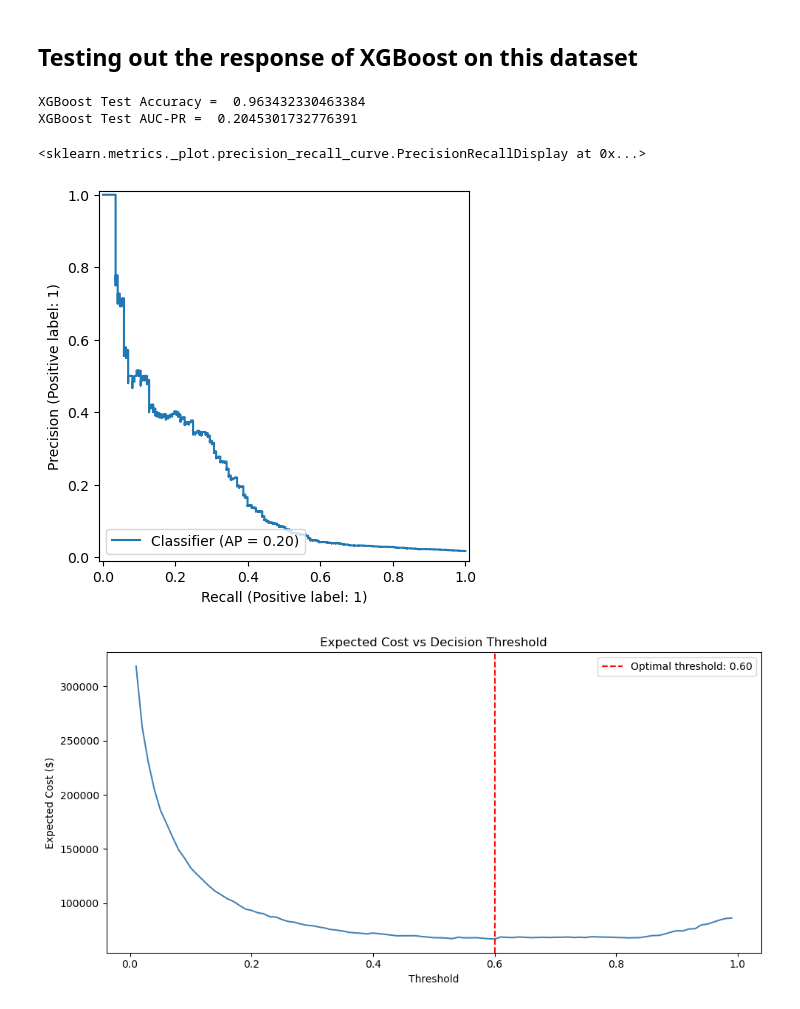
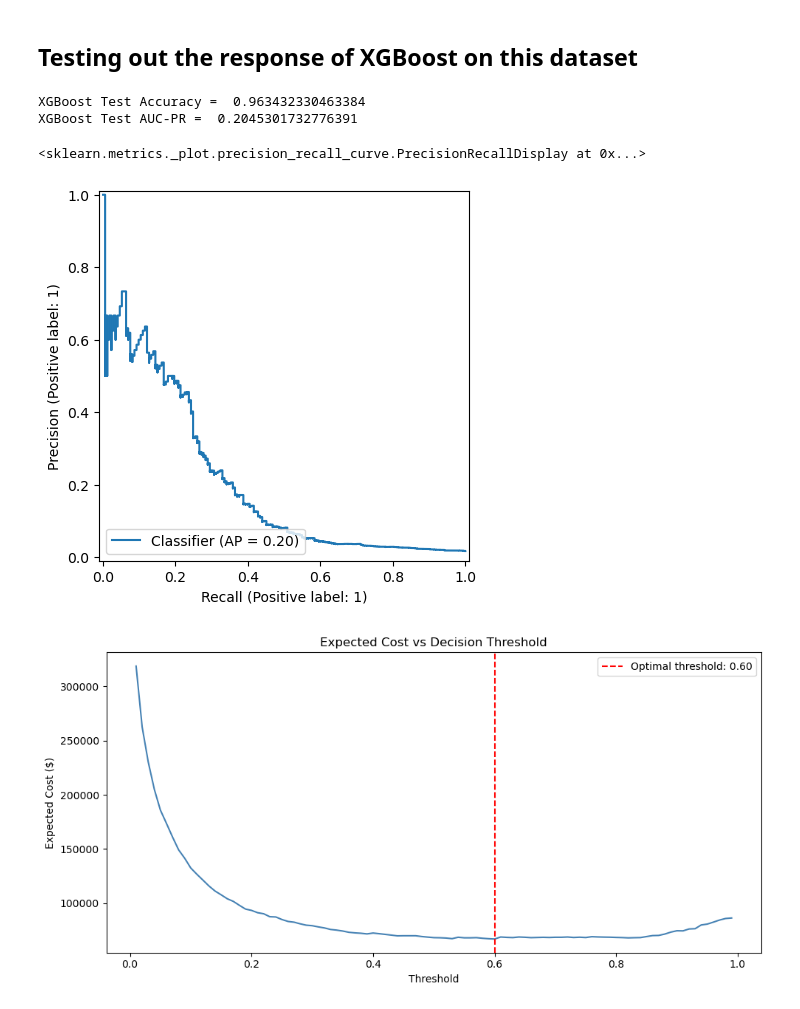
Before and after one commit to saiabhiram98/Credit_Card_Approval_Prediction, a Jupyter notebook: Credit_Card_Approval_Prediction_Updated.ipynb, the cells around one changed output. Saved outputs shown, nothing was run; the diff lists cells and outputs as text; code cells hidden in the pictures.

```diff
--- a/Credit_Card_Approval_Prediction_Updated.ipynb
+++ b/Credit_Card_Approval_Prediction_Updated.ipynb
@@ -30,9 +32,9 @@ import shap
 # %cp credit_record.csv /content/credit_record.csv
 # %cd /content/
 # %%
-appl_df = pd.read_csv("application_record.csv")
+appl_df = pd.read_csv("data/application_record.csv")
 
-credit_df = pd.read_csv("credit_record.csv")
+credit_df = pd.read_csv("data/credit_record.csv")
 # %%
 # Printing the sample of the Application data
 
@@ -891,20 +893,20 @@ PR-AUC: 0.1446
 # %%
 xgb_model = xgb.XGBClassifier(scale_pos_weight=scale_pos_weight, random_state=15, eval_metric = 'aucpr')
 xgb_model.fit(X_scaled, y_train)
 
 y_pred_xgb = xgb_model.predict(X_test_scaled)
 print("XGBoost Test Accuracy = " , accuracy_score(y_test, y_pred_xgb))
 
 y_pred_proba_xgb = xgb_model.predict_proba(X_test_scaled)[:, 1]
 pr_auc_score_xgb = average_precision_score(y_test, y_pred_proba_xgb)
 print("XGBoost Test AUC-PR = ", pr_auc_score_xgb)
 
-PrecisionRecallDisplay.from_predictions(y_test, y_predict_proba_xgb)
+PrecisionRecallDisplay.from_predictions(y_test, y_pred_proba_xgb)
 # %% [output]
 XGBoost Test Accuracy =  0.963432330463384
 XGBoost Test AUC-PR =  0.2045301732776391
 <sklearn.metrics._plot.precision_recall_curve.PrecisionRecallDisplay at 0x...>
-[figure, old version]
+[figure, new version]
 # %%
 thresholds = np.arange(0.01, 1.0, 0.01)
 costs = []
```
Also changed, not shown: parts of 19 cells of this notebook, 4 other files.
